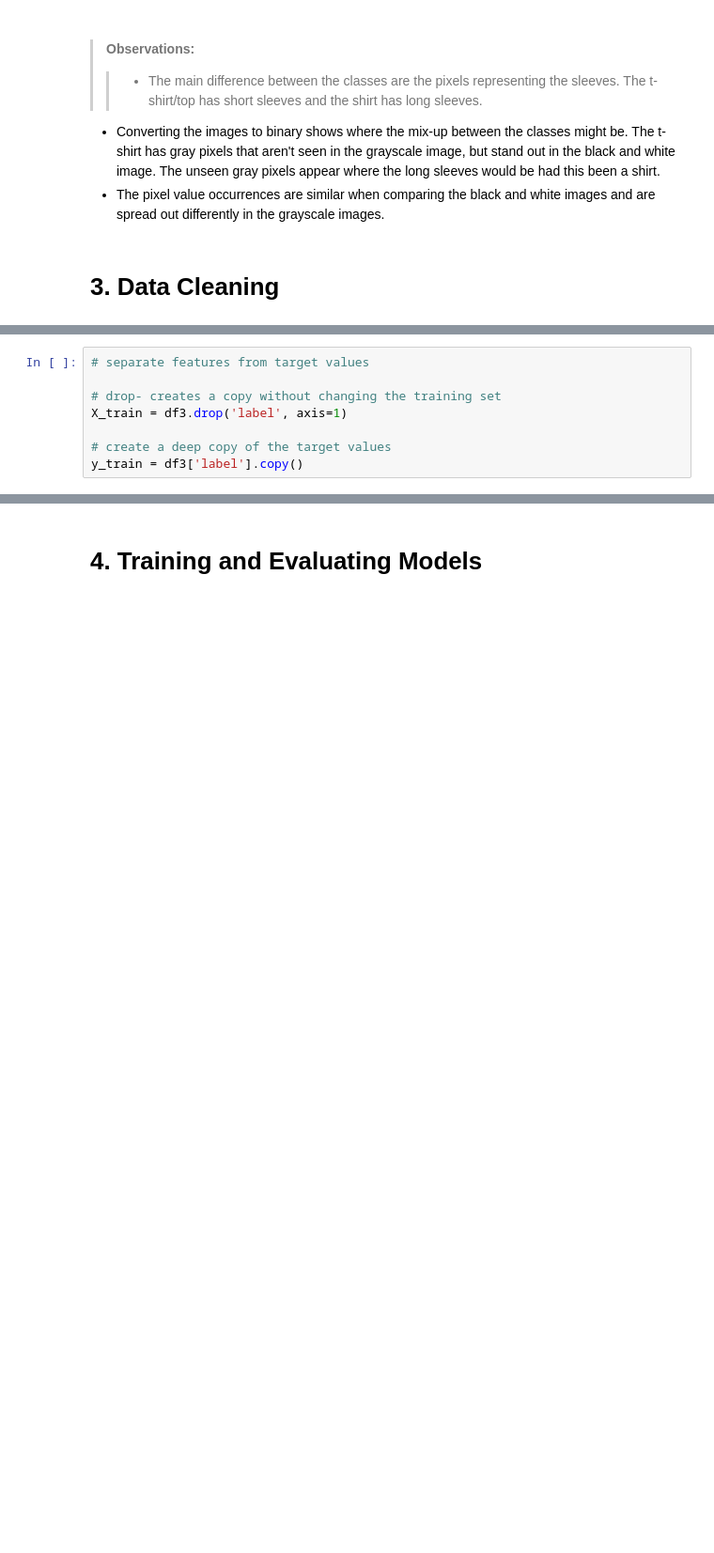
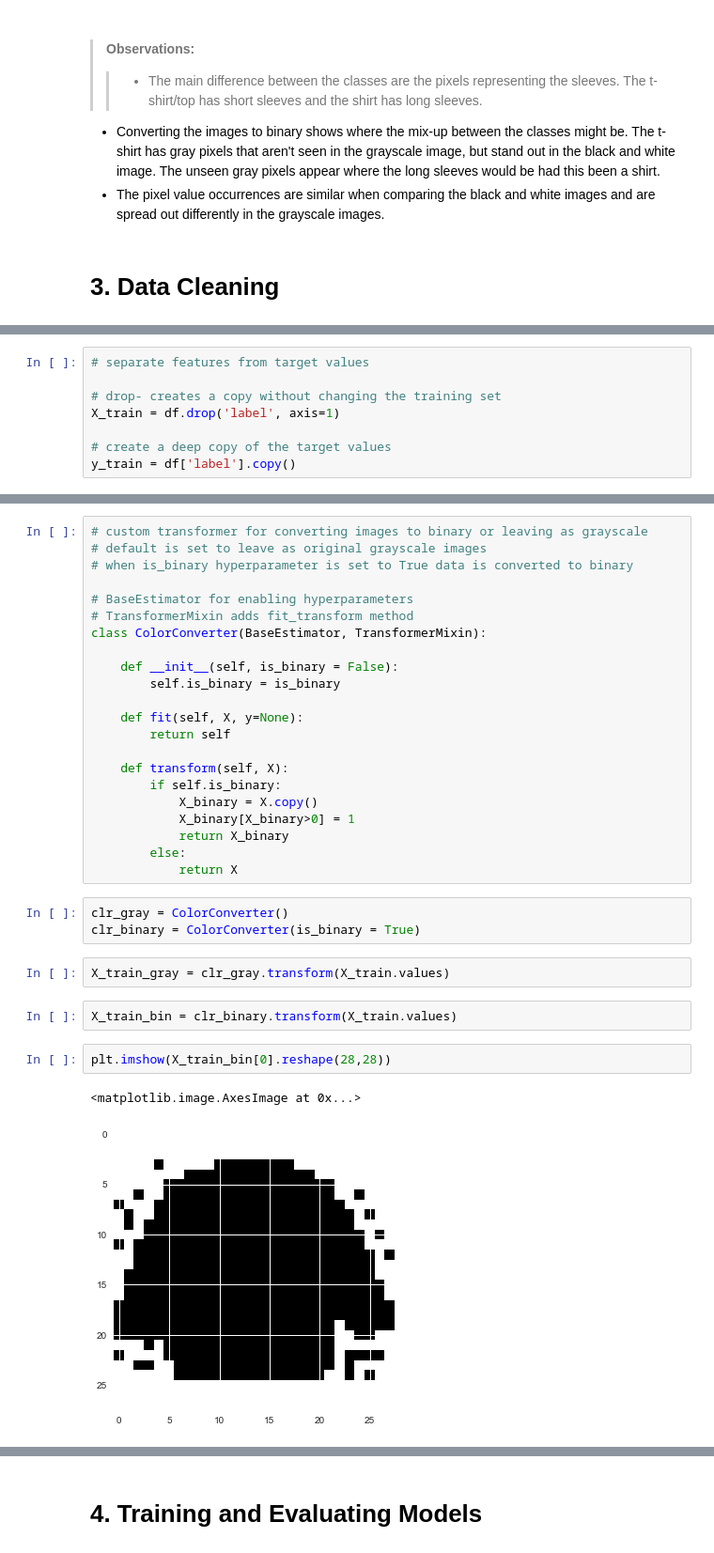
Before and after one commit to adiy55/1SB-Final-Project, a Jupyter notebook: 1SB ML Fashion MNIST.ipynb, the cells around one changed output, grey strips where cells are left out. Shown at 94% size. Drawn from its saved outputs; the diff is of its cells as text; blank space fills up the shorter version.

Commit message:
Add custom transformer ColorConverter (section 3)

```diff
--- a/1SB ML Fashion MNIST.ipynb
+++ b/1SB ML Fashion MNIST.ipynb
@@ -356,10 +357,10 @@ df3 = train_set.copy()
 # separate features from target values
 
 # drop- creates a copy without changing the training set
-X_train = df3.drop('label', axis=1)
+X_train = df.drop('label', axis=1)
 
 # create a deep copy of the target values
-y_train = df3['label'].copy()
+y_train = df['label'].copy()
 # %% [markdown]
 Although the pixel values are in a known range [0,255], scaling the data can make a crucial difference
 (especially if the learning algorithm relies on calculating distances).
@@ -385,0 +387,34 @@ Therefore, standard scaling seems to be the ideal option.
+# %%
+# custom transformer for converting images to binary or leaving as grayscale
+# default is set to leave as original grayscale images
+# when is_binary hyperparameter is set to True data is converted to binary
+
+# BaseEstimator for enabling hyperparameters
+# TransformerMixin adds fit_transform method
+class ColorConverter(BaseEstimator, TransformerMixin):
+
+    def __init__(self, is_binary = False):
+        self.is_binary = is_binary
+
+    def fit(self, X, y=None):
+        return self
+
+    def transform(self, X):
+        if self.is_binary:
+            X_binary = X.copy()
+            X_binary[X_binary>0] = 1
+            return X_binary
+        else:
+            return X
+# %%
+clr_gray = ColorConverter()
+clr_binary = ColorConverter(is_binary = True)
+# %%
+X_train_gray = clr_gray.transform(X_train.values)
+# %%
+X_train_bin = clr_binary.transform(X_train.values)
+# %%
+plt.imshow(X_train_bin[0].reshape(28,28))
+# %% [output]
+<matplotlib.image.AxesImage at 0x...>
+[figure, added]
```
Also changed, not shown: parts of 4 cells of this notebook.
